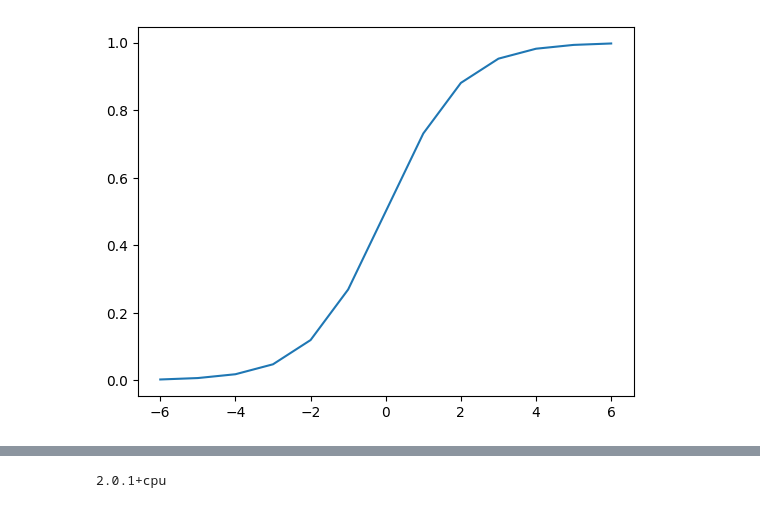
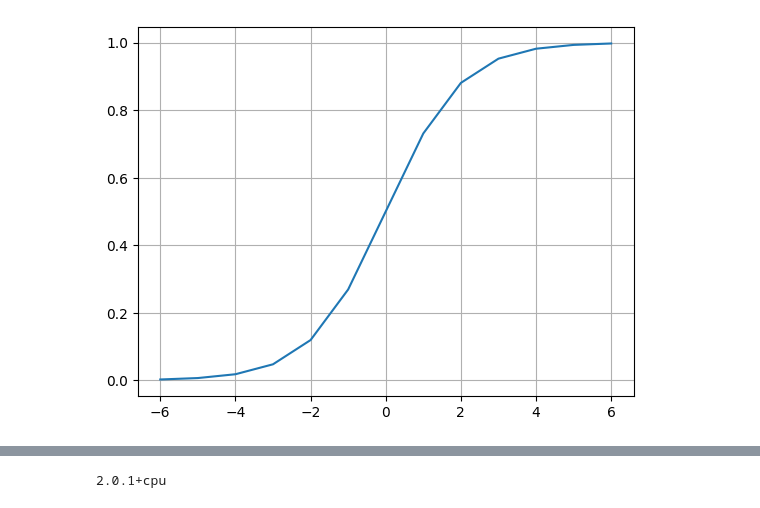
Before and after one commit to brianberns/PyTorchNotebook, a Jupyter notebook: PyTorch.ipynb, the cells around one changed output, grey strips where cells are left out. Saved outputs shown, nothing was run; the diff lists cells and outputs as text; code cells hidden in the pictures.

```diff
--- a/PyTorch.ipynb
+++ b/PyTorch.ipynb
@@ -23,11 +21,12 @@ Information that helped me with machine learning. (Not a comprehensive tutorial.
 # %%
 import math
 import matplotlib.pyplot as plt
 
-x = [-6,-5,-4,-3,-2,-1,0,1,2,3,4,5,6]
-y = [1/(1+math.exp(-z)) for z in x]   # sigmoid function
+x = range(-6, 7)
+y = [ 1 / (1 + math.exp(-z)) for z in x ]   # sigmoid function
 
 plt.plot(x, y)
+plt.grid()
 plt.show()
 # %% [output]
-[figure, old version]
+[figure, new version]
```
Also changed, not shown: parts of 27 cells of this notebook.
